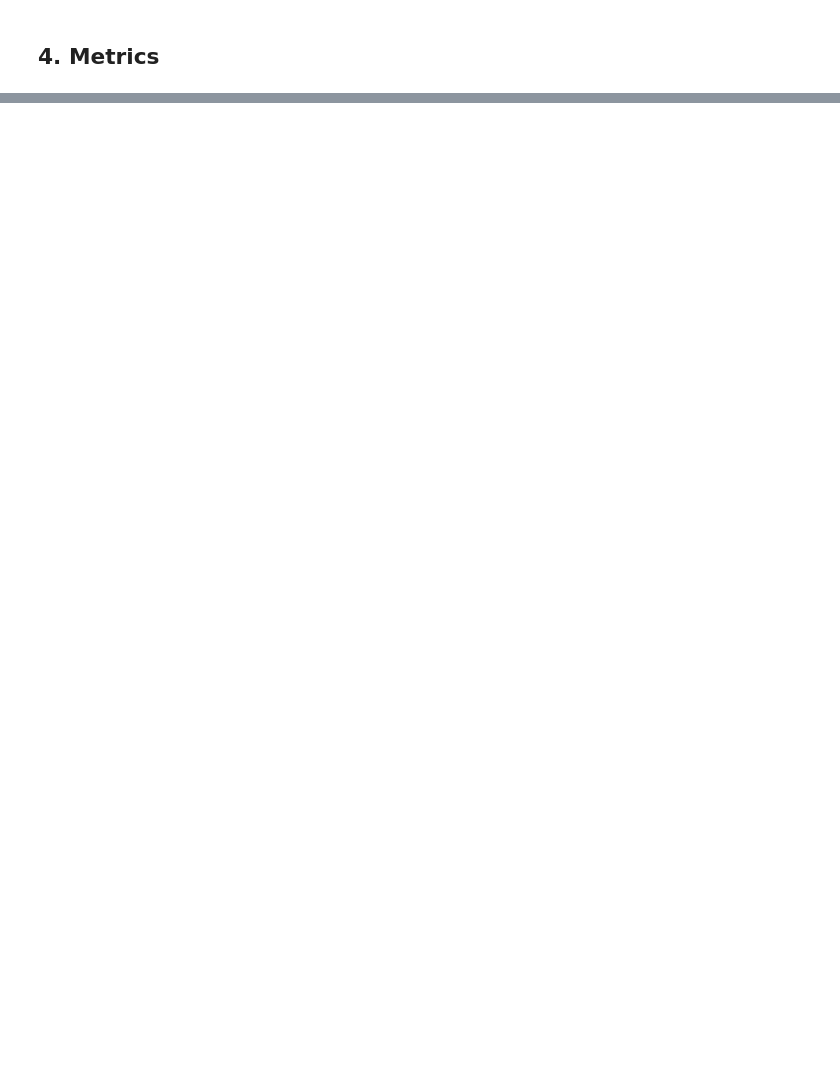
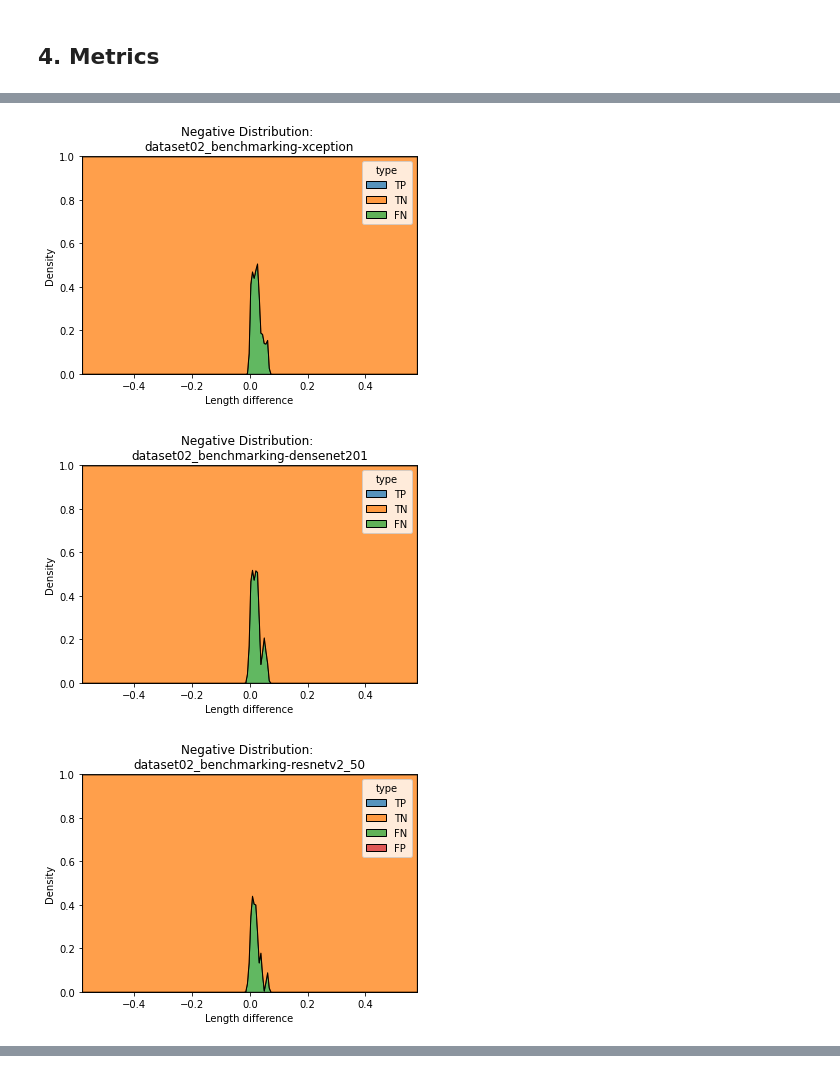
Before and after one commit to AierLab/indl-dataset, a Jupyter notebook: benchmarking.ipynb, the cells around one changed output, grey strips where cells are left out. Cells and saved outputs as stored; diff of their text form; code cells hidden in the pictures; blank space fills up the shorter version.

```diff
--- a/benchmarking.ipynb
+++ b/benchmarking.ipynb
@@ -49,7 +66,7 @@ class MyDataset(Dataset):
         path_dir = os.path.join(data_dir, 'label.csv')
         return pd.read_csv(path_dir)
 # %%
-dataset_folder = "dataset03"
+dataset_folder = "dataset02"
 
 transform = transforms.Compose(
     [transforms.ToTensor()])
@@ -184,0 +231,5 @@ RuntimeError: Attempting to deserialize object on a CUDA device but torch.cuda.i
+# %%
+for type_name in ['TP', 'TN', 'FP', 'FN']:
+    print(type_name)
+    for model_name in model_names:
+        print(len(benchmark_dict[model_name][benchmark_dict[model_name]['type'] == type_name]))
@@ -184,0 +254,5 @@ RuntimeError: Attempting to deserialize object on a CUDA device but torch.cuda.i
+# %%
+for type_name in ['FN']:
+    print(f"{type_name}_std")
+    for model_name in model_names:
+        print(benchmark_dict[model_name][benchmark_dict[model_name]['type'] == type_name]['value'].std())
@@ -185,11 +271,15 @@ RuntimeError: Attempting to deserialize object on a CUDA device but torch.cuda.i
 # %%
 import seaborn as sns
 
 for model_name in model_names:
-    sns.kdeplot(data=benchmark_dict[model_name], x='value', hue='type', multiple='fill', bw_adjust = 0.2)
+    sns.kdeplot(data=benchmark_dict[model_name], x='value', hue='type', multiple='fill', bw_adjust = 0.5)
 
     # plt.legend(['False Negative', 'True Negative'])
-    plt.xlabel ("Red/Yellow Ratio");
+    plt.xlabel ("Length difference");
     # plt.ylabel ("");
     plt.title (f"Negative Distribution: \n{exp_name}-{model_name}");
     plt.show()
+# %% [output]
+[figure, added]
+[figure, added]
+[figure, added]
@@ -196,2 +292,0 @@ for model_name in model_names:
-# %% [markdown]
-#
```
Also changed, not shown: parts of 11 cells of this notebook, 23 other files.
